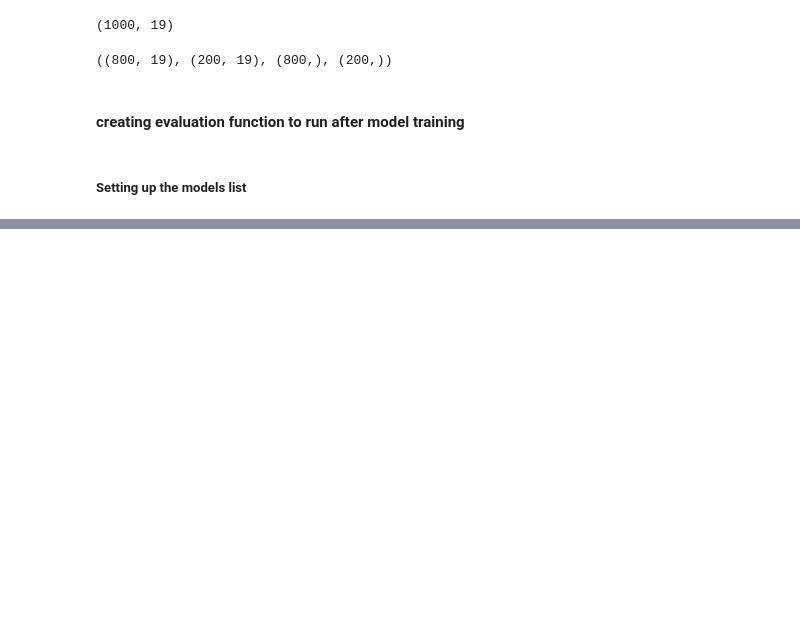
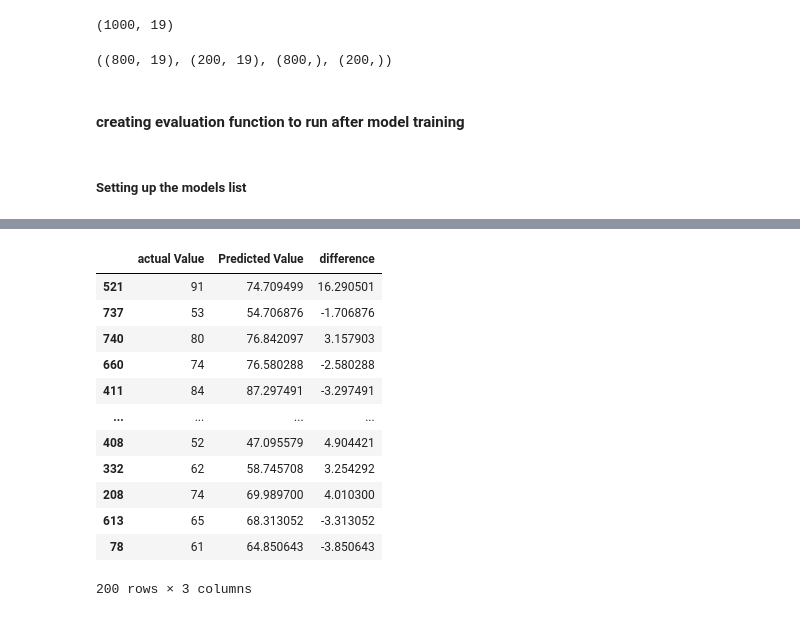
Before and after one commit to Dilipjh/ML_project_KN_YT, a Jupyter notebook: notebook/model_Training_dj.ipynb, the cells around one changed output, grey strips where cells are left out. Drawn from its saved outputs; the diff is of its cells as text; code cells hidden in the pictures; blank space fills up the shorter version.

```diff
--- a/notebook/model_Training_dj.ipynb
+++ b/notebook/model_Training_dj.ipynb
@@ -211,0 +249,17 @@ performance indicators for model:cat Boost Regression for test set are: mae = 4.
+# %%
+Predicted_data = pd.DataFrame({"actual Value":Y_test, "Predicted Value": Y_test_predict, "difference": Y_test-Y_test_predict})
+Predicted_data
+# %% [output]
+|  | actual Value | Predicted Value | difference |
+| 521 | 91 | 74.709499 | 16.290501 |
+| 737 | 53 | 54.706876 | -1.706876 |
+| 740 | 80 | 76.842097 | 3.157903 |
+| 660 | 74 | 76.580288 | -2.580288 |
+| 411 | 84 | 87.297491 | -3.297491 |
+| ... | ... | ... | ... |
+| 408 | 52 | 47.095579 | 4.904421 |
+| 332 | 62 | 58.745708 | 3.254292 |
+| 208 | 74 | 69.989700 | 4.010300 |
+| 613 | 65 | 68.313052 | -3.313052 |
+| 78 | 61 | 64.850643 | -3.850643 |
+200 rows × 3 columns
```
Also changed, not shown: parts of 7 cells of this notebook, 1 other file.
